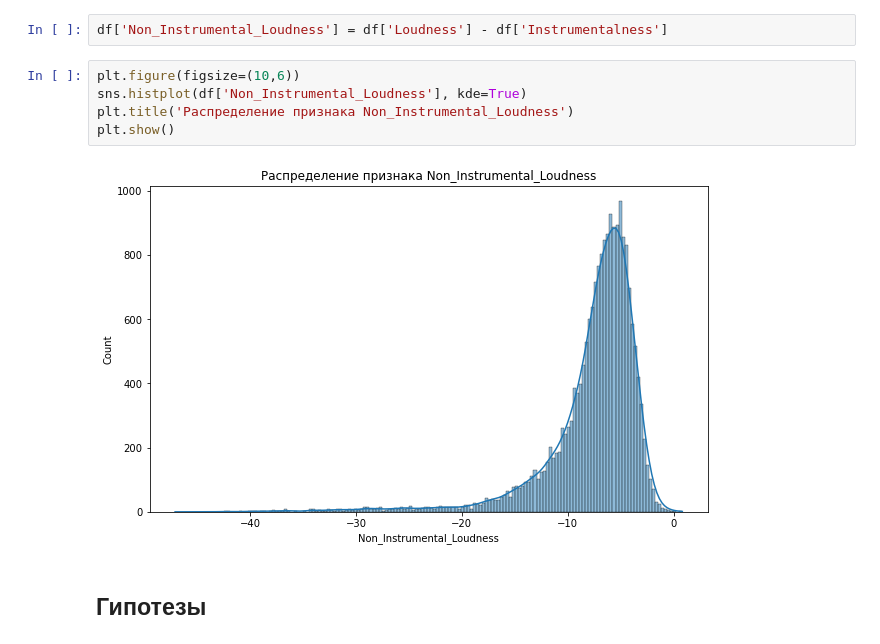
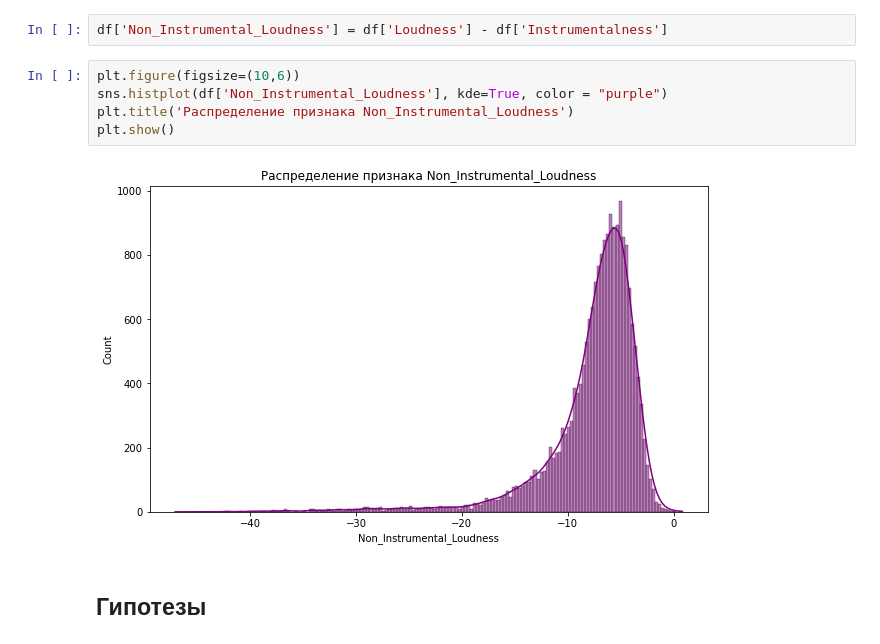
Before and after one commit to SafinaAliya/Project, a Jupyter notebook: Project.ipynb, the cells around one changed output. Drawn from its saved outputs; the diff is of its cells as text.

```diff
--- a/Project.ipynb
+++ b/Project.ipynb
@@ -261,11 +261,11 @@ plt.show()
 df['Non_Instrumental_Loudness'] = df['Loudness'] - df['Instrumentalness']
 # %%
 plt.figure(figsize=(10,6))
-sns.histplot(df['Non_Instrumental_Loudness'], kde=True)
+sns.histplot(df['Non_Instrumental_Loudness'], kde=True, color = "purple")
 plt.title('Распределение признака Non_Instrumental_Loudness')
 plt.show()
 # %% [output]
-[figure, old version]
+[figure, new version]
 # %% [markdown]
 ## Гипотезы
 # %% [markdown]
```
Also changed, not shown: parts of 16 cells of this notebook.
